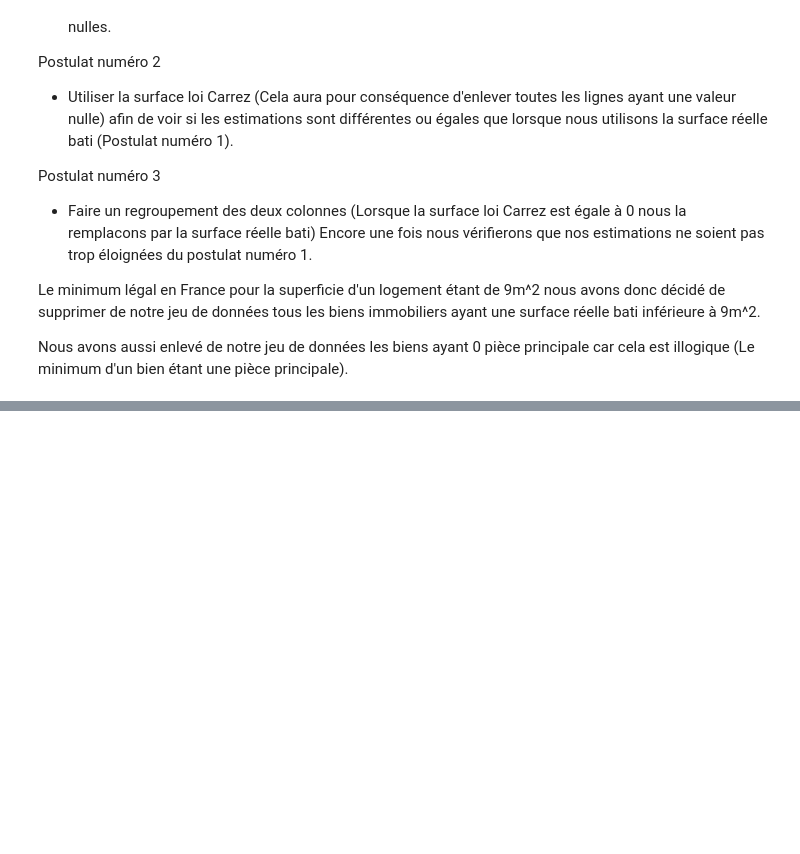
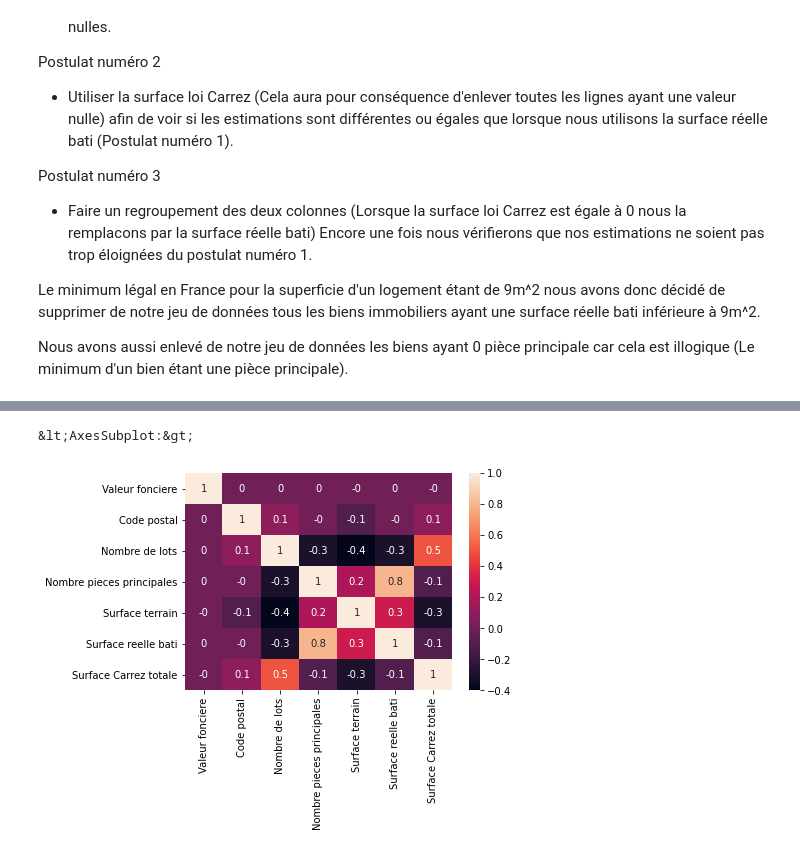
Before and after one commit to KRDavid/Immothep, a Jupyter notebook: notebookmaxime.ipynb, the cells around one changed output, grey strips where cells are left out. Saved outputs shown, nothing was run; the diff lists cells and outputs as text; code cells hidden in the pictures; blank space fills up the shorter version.

Commit message:
[ADD] Ajout matrice correlation

```diff
--- a/notebookmaxime.ipynb
+++ b/notebookmaxime.ipynb
@@ -84,0 +96,10 @@ df_add_anomaly.to_csv('./data/CURATED/csv_clean_2.csv')
+# %%
+df_clean = pd.read_csv('./data/CURATED/csv_clean_2.csv')
+# %%
+df_clean = df_clean.drop(columns = ['Unnamed: 0'])
+# %%
+matrice_correlation = df_clean.corr().round(1)
+sns.heatmap(data = matrice_correlation, annot = True)
+# %% [output]
+&lt;AxesSubplot:&gt;
+[figure, added]
```
Also changed, not shown: parts of 3 cells of this notebook.
